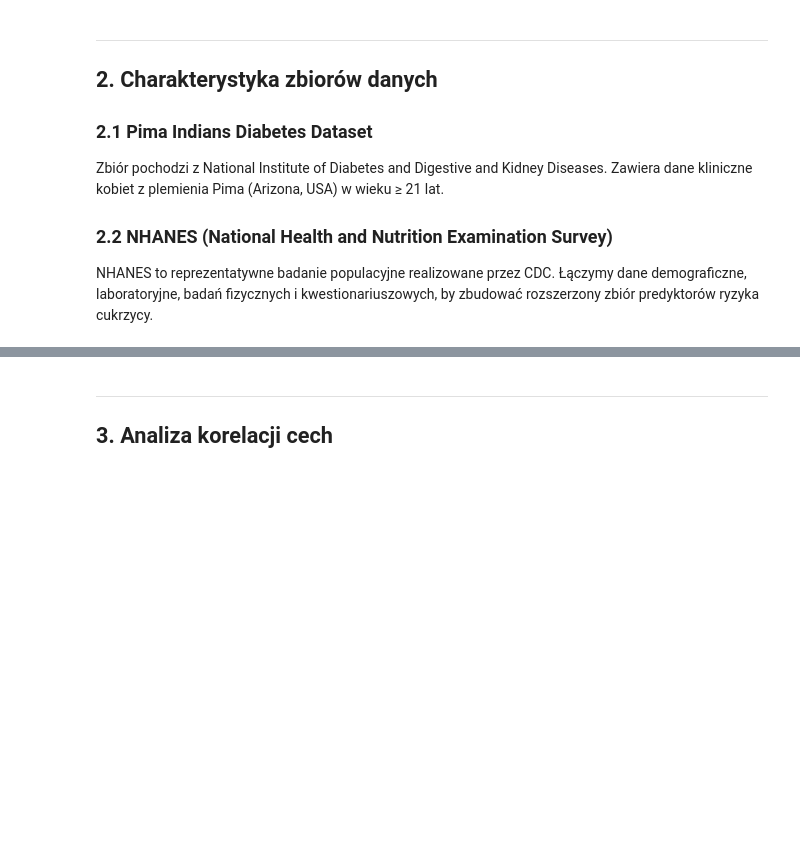
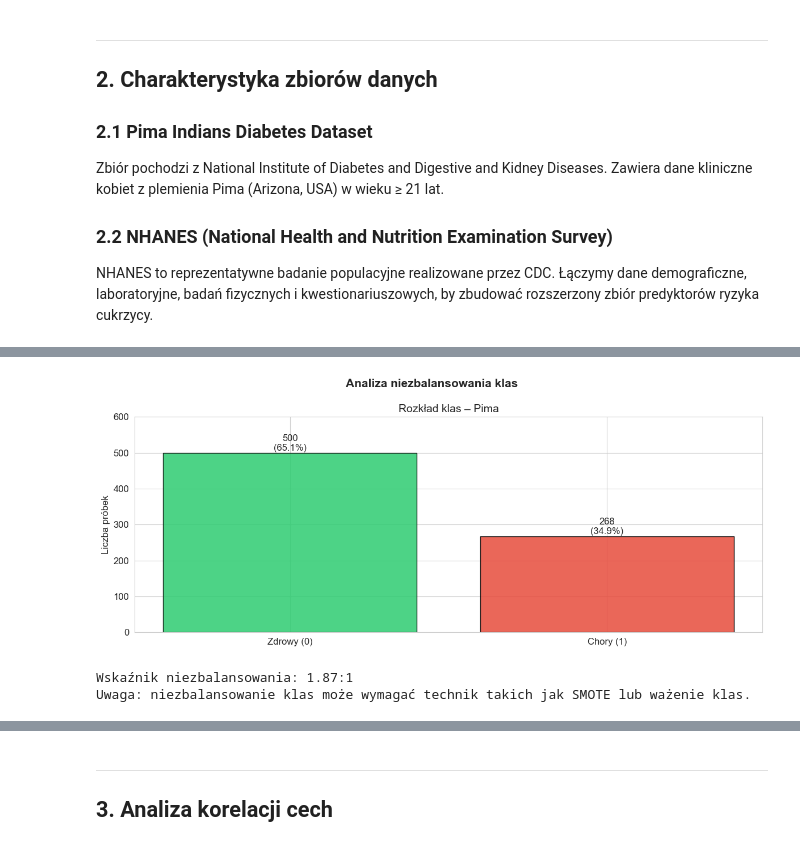
Before and after one commit to Zioo02/Projekt_UM, a Jupyter notebook: main.ipynb, the cells around one changed output, grey strips where cells are left out. Saved outputs shown, nothing was run; the diff lists cells and outputs as text; code cells hidden in the pictures; blank space fills up the shorter version.

Commit message:
removed pie plot

```diff
--- a/main.ipynb
+++ b/main.ipynb
@@ -97,33 +129,39 @@ pima.describe().round(2)
 # %%
 # Rozkład klas
 class_counts = pima['Outcome'].value_counts()
 class_pct    = pima['Outcome'].value_counts(normalize=True) * 100
 
-fig, axes = plt.subplots(1, 2, figsize=(12, 5))
+
+fig, axes = plt.subplots(figsize=(12, 5))
+#fig, axes = plt.subplots(1, 2, figsize=(12, 5))
 
 # Wykres słupkowy
-bars = axes[0].bar(['Zdrowy (0)', 'Chory (1)'], class_counts.values,
+bars = axes.bar(['Zdrowy (0)', 'Chory (1)'], class_counts.values,
                    color=['#2ecc71', '#e74c3c'], edgecolor='black', alpha=0.85)
 for bar, cnt, pct in zip(bars, class_counts.values, class_pct.values):
-    axes[0].text(bar.get_x() + bar.get_width()/2, bar.get_height() + 5,
+    axes.text(bar.get_x() + bar.get_width()/2, bar.get_height() + 5,
                  f'{cnt}\n({pct:.1f}%)', ha='center', fontsize=12)
-axes[0].set_title('Rozkład klas – Pima', fontsize=14)
-axes[0].set_ylabel('Liczba próbek')
-axes[0].set_ylim(0, 600)
+axes.set_title('Rozkład klas – Pima', fontsize=14)
+axes.set_ylabel('Liczba próbek')
+axes.set_ylim(0, 600)
 
 # Pie chart
-axes[1].pie(class_counts.values, labels=['Zdrowy (0)', 'Chory (1)'],
-            colors=['#2ecc71', '#e74c3c'], autopct='%1.1f%%',
-            startangle=90, textprops={'fontsize': 12})
-axes[1].set_title('Proporcja klas – Pima', fontsize=14)
+#axes[1].pie(class_counts.values, labels=['Zdrowy (0)', 'Chory (1)'],
+#            colors=['#2ecc71', '#e74c3c'], autopct='%1.1f%%',
+#            startangle=90, textprops={'fontsize': 12})
+#axes[1].set_title('Proporcja klas – Pima', fontsize=14)
 
 plt.suptitle('Analiza niezbalansowania klas', fontsize=15, fontweight='bold')
 plt.tight_layout()
 plt.savefig('plots/class_distribution_pima.png', dpi=150, bbox_inches='tight')
 plt.show()
 
 print(f'\nWskaźnik niezbalansowania: {class_counts[0]/class_counts[1]:.2f}:1')
 print('Uwaga: niezbalansowanie klas może wymagać technik takich jak SMOTE lub ważenie klas.')
+# %% [output]
+[figure, added]
+Wskaźnik niezbalansowania: 1.87:1
+Uwaga: niezbalansowanie klas może wymagać technik takich jak SMOTE lub ważenie klas.
 # %%
 # Rozkłady wszystkich cech z podziałem na klasy
 features = [c for c in pima.columns if c != 'Outcome']
```
Also changed, not shown: parts of 15 cells of this notebook, 1 other file.
